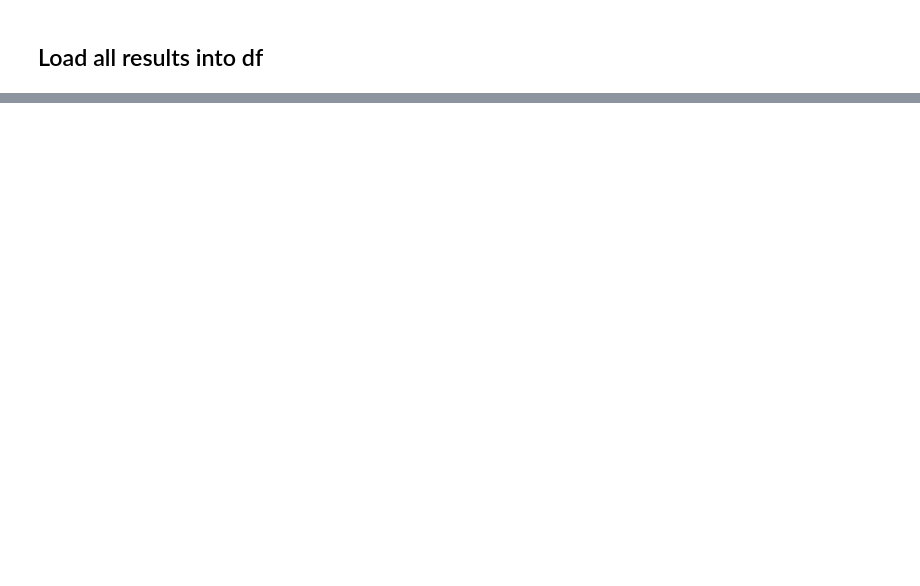
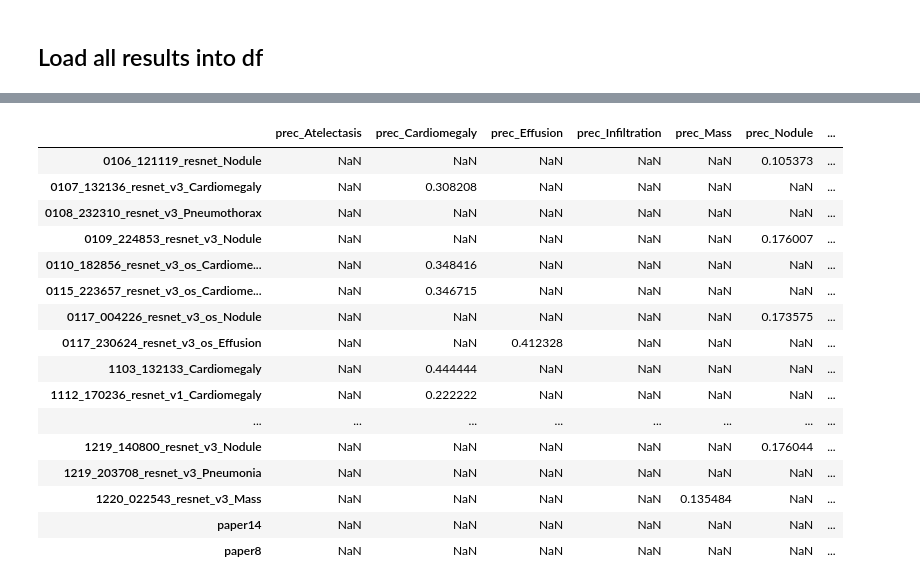
Before and after one commit to pdpino/cxr8, a Jupyter notebook: Results.ipynb, the cells around one changed output, grey strips where cells are left out. Drawn from its saved outputs; the diff is of its cells as text; code cells hidden in the pictures; blank space fills up the shorter version.

```diff
--- a/Results.ipynb
+++ b/Results.ipynb
@@ -13,3 +13,7 @@ RESULTS_FOLDER = os.path.join(BASE_DIR, "results")
 RESULTS_FOLDER
 # %% [output]
 '/mnt/data/chest-x-ray-8/results'
+# %%
+# First 8 diseases
+diseases_8 = ALL_DISEASES[:8]
+diseases_8
@@ -114,0 +85,5 @@ roc_auc_results
+# %%
+def filter_has(must=None, may=None, columns=results_df.columns):
+    has_must = lambda x: must is None or all(s in x for s in must)
+    has_may = lambda x: may is None or any(s in x for s in may)
+    return list(sorted(filter(lambda x: has_must(x) and has_may(x), columns)))
@@ -146,0 +154,4 @@ prec_results
+# %%
+cols_prec_recall_8 = filter_has(None, ["prec", "recall"], filter_has(None, diseases_8))
+prec_recall_8 = results_df[cols_prec_recall_8]
+prec_recall_8.loc["0123_121505_resnet_v3_all"]
@@ -146,0 +176,22 @@ prec_results
+# %%
+a = prec_recall_8[~prec_recall_8.index.str.contains("all")]
+b = a[~a.index.str.contains("label")]
+b
+# %% [output]
+|  | prec_Atelectasis | prec_Cardiomegaly | prec_Effusion | prec_Infiltration | prec_Mass | prec_Nodule | ... |
+| 0106_121119_resnet_Nodule | NaN | NaN | NaN | NaN | NaN | 0.105373 | ... |
+| 0107_132136_resnet_v3_Cardiomegaly | NaN | 0.308208 | NaN | NaN | NaN | NaN | ... |
+| 0108_232310_resnet_v3_Pneumothorax | NaN | NaN | NaN | NaN | NaN | NaN | ... |
+| 0109_224853_resnet_v3_Nodule | NaN | NaN | NaN | NaN | NaN | 0.176007 | ... |
+| 0110_182856_resnet_v3_os_Cardiome... | NaN | 0.348416 | NaN | NaN | NaN | NaN | ... |
+| 0115_223657_resnet_v3_os_Cardiome... | NaN | 0.346715 | NaN | NaN | NaN | NaN | ... |
+| 0117_004226_resnet_v3_os_Nodule | NaN | NaN | NaN | NaN | NaN | 0.173575 | ... |
+| 0117_230624_resnet_v3_os_Effusion | NaN | NaN | 0.412328 | NaN | NaN | NaN | ... |
+| 1103_132133_Cardiomegaly | NaN | 0.444444 | NaN | NaN | NaN | NaN | ... |
+| 1112_170236_resnet_v1_Cardiomegaly | NaN | 0.222222 | NaN | NaN | NaN | NaN | ... |
+| ... | ... | ... | ... | ... | ... | ... | ... |
+| 1219_140800_resnet_v3_Nodule | NaN | NaN | NaN | NaN | NaN | 0.176044 | ... |
+| 1219_203708_resnet_v3_Pneumonia | NaN | NaN | NaN | NaN | NaN | NaN | ... |
+| 1220_022543_resnet_v3_Mass | NaN | NaN | NaN | NaN | 0.135484 | NaN | ... |
+| paper14 | NaN | NaN | NaN | NaN | NaN | NaN | ... |
+| paper8 | NaN | NaN | NaN | NaN | NaN | NaN | ... |
```
Also changed, not shown: parts of 23 cells of this notebook, 13 other files.
